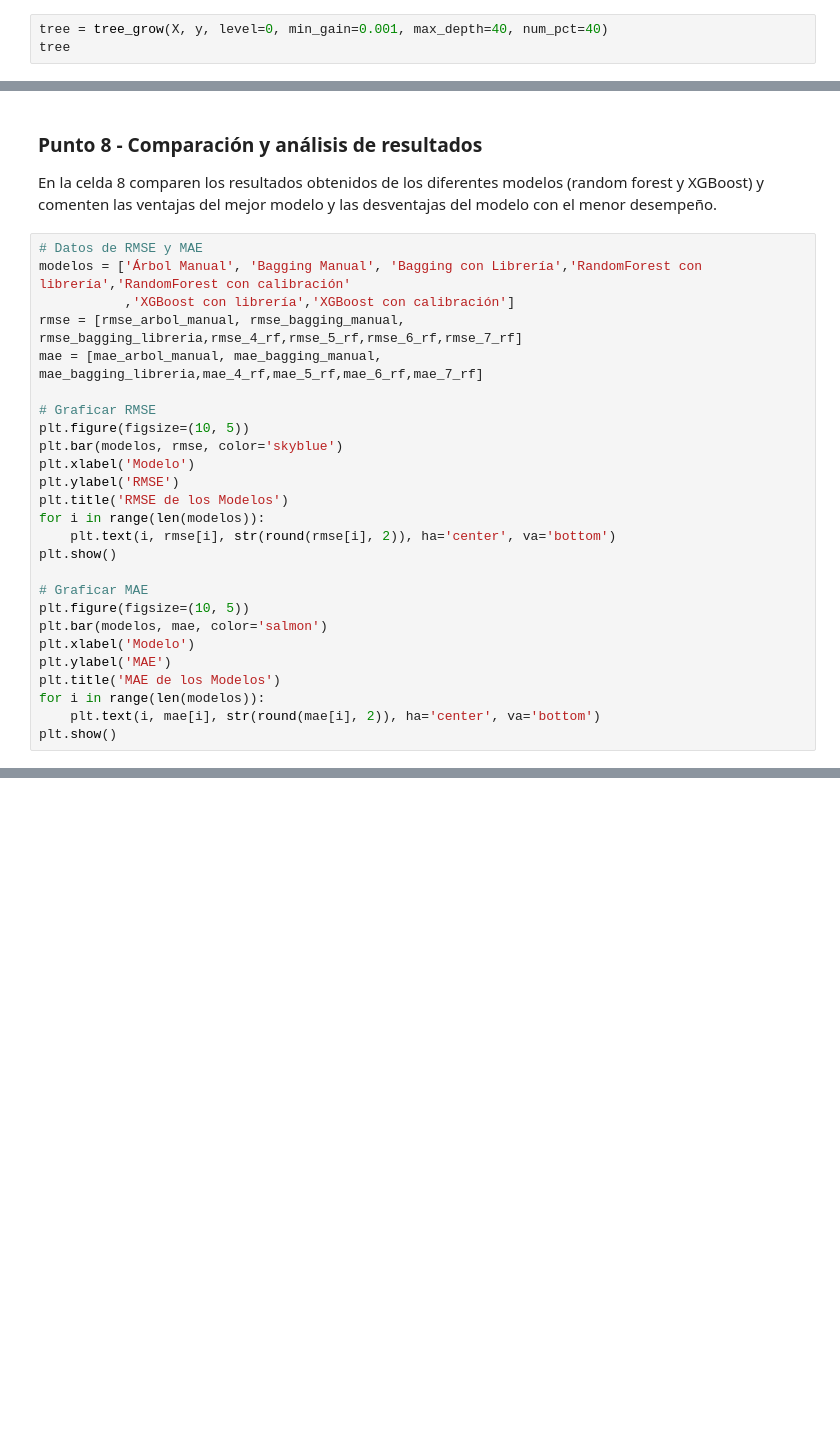
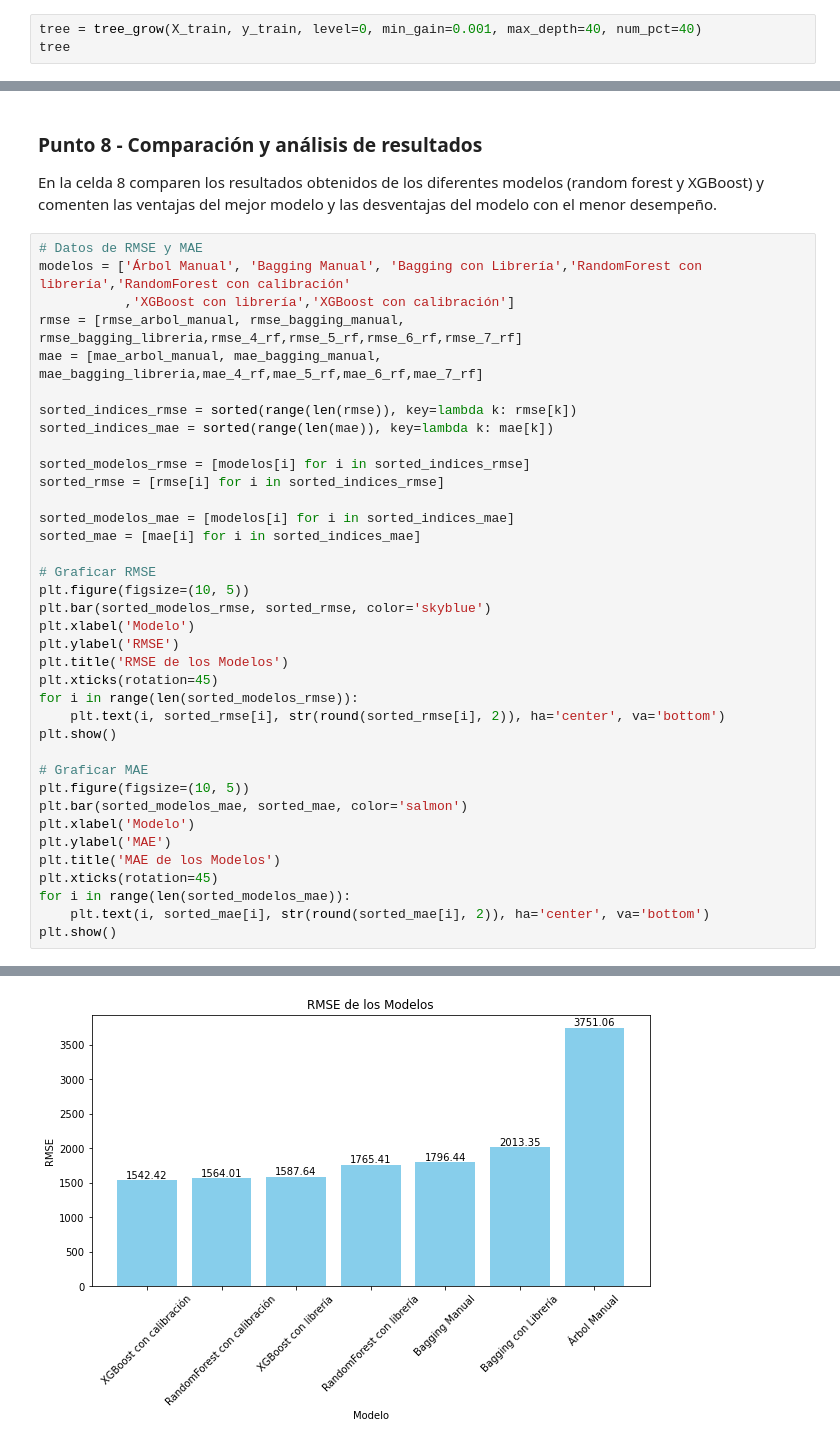
Before and after one commit to fcAlvarez10/MIAD_ML_NLP_2023, a Jupyter notebook: Semana 2/S2TC1_RandomForests_Boosting.ipynb, the cells around one changed output, grey strips where cells are left out. Saved outputs shown, nothing was run; the diff lists cells and outputs as text; blank space fills up the shorter version.

```diff
--- a/Semana 2/S2TC1_RandomForests_Boosting.ipynb
+++ b/Semana 2/S2TC1_RandomForests_Boosting.ipynb
@@ -211,5 +211,5 @@ def tree_grow(X, y, level=0, min_gain=0.001, max_depth=None, num_pct=10):
 
     return tree
 # %%
-tree = tree_grow(X, y, level=0, min_gain=0.001, max_depth=40, num_pct=40)
+tree = tree_grow(X_train, y_train, level=0, min_gain=0.001, max_depth=40, num_pct=40)
 tree
@@ -494,23 +528,34 @@ modelos = ['Árbol Manual', 'Bagging Manual', 'Bagging con Librería','RandomFor
 rmse = [rmse_arbol_manual, rmse_bagging_manual, rmse_bagging_libreria,rmse_4_rf,rmse_5_rf,rmse_6_rf,rmse_7_rf]
 mae = [mae_arbol_manual, mae_bagging_manual, mae_bagging_libreria,mae_4_rf,mae_5_rf,mae_6_rf,mae_7_rf]
 
+sorted_indices_rmse = sorted(range(len(rmse)), key=lambda k: rmse[k])
+sorted_indices_mae = sorted(range(len(mae)), key=lambda k: mae[k])
+
+sorted_modelos_rmse = [modelos[i] for i in sorted_indices_rmse]
+sorted_rmse = [rmse[i] for i in sorted_indices_rmse]
+
+sorted_modelos_mae = [modelos[i] for i in sorted_indices_mae]
+sorted_mae = [mae[i] for i in sorted_indices_mae]
+
 # Graficar RMSE
 plt.figure(figsize=(10, 5))
-plt.bar(modelos, rmse, color='skyblue')
+plt.bar(sorted_modelos_rmse, sorted_rmse, color='skyblue')
 plt.xlabel('Modelo')
 plt.ylabel('RMSE')
 plt.title('RMSE de los Modelos')
-for i in range(len(modelos)):
-    plt.text(i, rmse[i], str(round(rmse[i], 2)), ha='center', va='bottom')
+plt.xticks(rotation=45)
+for i in range(len(sorted_modelos_rmse)):
+    plt.text(i, sorted_rmse[i], str(round(sorted_rmse[i], 2)), ha='center', va='bottom')
 plt.show()
 
 # Graficar MAE
 plt.figure(figsize=(10, 5))
-plt.bar(modelos, mae, color='salmon')
+plt.bar(sorted_modelos_mae, sorted_mae, color='salmon')
 plt.xlabel('Modelo')
 plt.ylabel('MAE')
 plt.title('MAE de los Modelos')
-for i in range(len(modelos)):
-    plt.text(i, mae[i], str(round(mae[i], 2)), ha='center', va='bottom')
+plt.xticks(rotation=45)
+for i in range(len(sorted_modelos_mae)):
+    plt.text(i, sorted_mae[i], str(round(sorted_mae[i], 2)), ha='center', va='bottom')
 plt.show()
 # %% [output]
@@ -517,0 +562 @@ NameError: name 'rmse_arbol_manual' is not defined
+[figure, added]
```
Also changed, not shown: parts of 11 cells of this notebook.
